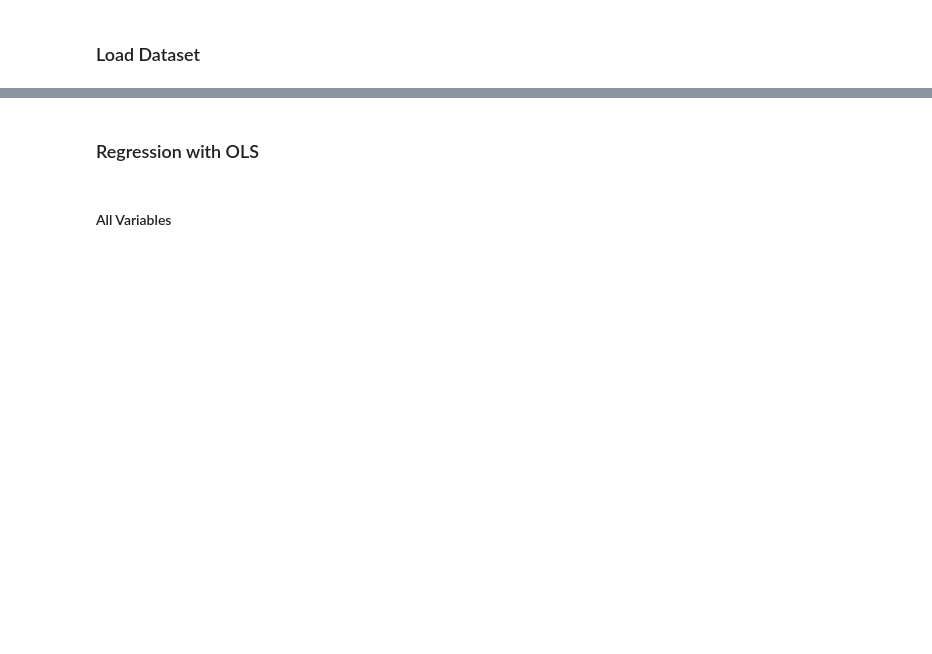
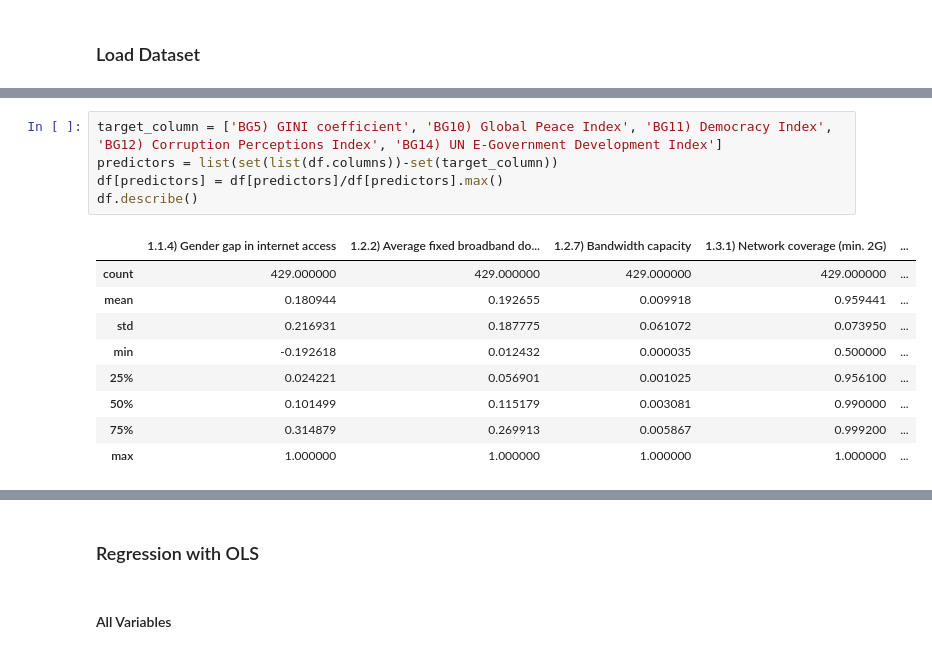
Before and after one commit to kr1k-boop/Analysis-of-Influence-of-Internet-on-National-Development, a Jupyter notebook: Models_DAProj.ipynb, the cells around one changed output, grey strips where cells are left out. Drawn from its saved outputs; the diff is of its cells as text; blank space fills up the shorter version.

```diff
--- a/Models_DAProj.ipynb
+++ b/Models_DAProj.ipynb
@@ -6,0 +85,15 @@
+# %%
+target_column = ['BG5) GINI coefficient', 'BG10) Global Peace Index', 'BG11) Democracy Index', 'BG12) Corruption Perceptions Index', 'BG14) UN E-Government Development Index']
+predictors = list(set(list(df.columns))-set(target_column))
+df[predictors] = df[predictors]/df[predictors].max()
+df.describe()
+# %% [output]
+|  | 1.1.4) Gender gap in internet access | 1.2.2) Average fixed broadband do... | 1.2.7) Bandwidth capacity | 1.3.1) Network coverage (min. 2G) | ... |
+| count | 429.000000 | 429.000000 | 429.000000 | 429.000000 | ... |
+| mean | 0.180944 | 0.192655 | 0.009918 | 0.959441 | ... |
+| std | 0.216931 | 0.187775 | 0.061072 | 0.073950 | ... |
+| min | -0.192618 | 0.012432 | 0.000035 | 0.500000 | ... |
+| 25% | 0.024221 | 0.056901 | 0.001025 | 0.956100 | ... |
+| 50% | 0.101499 | 0.115179 | 0.003081 | 0.990000 | ... |
+| 75% | 0.314879 | 0.269913 | 0.005867 | 0.999200 | ... |
+| max | 1.000000 | 1.000000 | 1.000000 | 1.000000 | ... |
```
Also changed, not shown: parts of 21 cells of this notebook.
